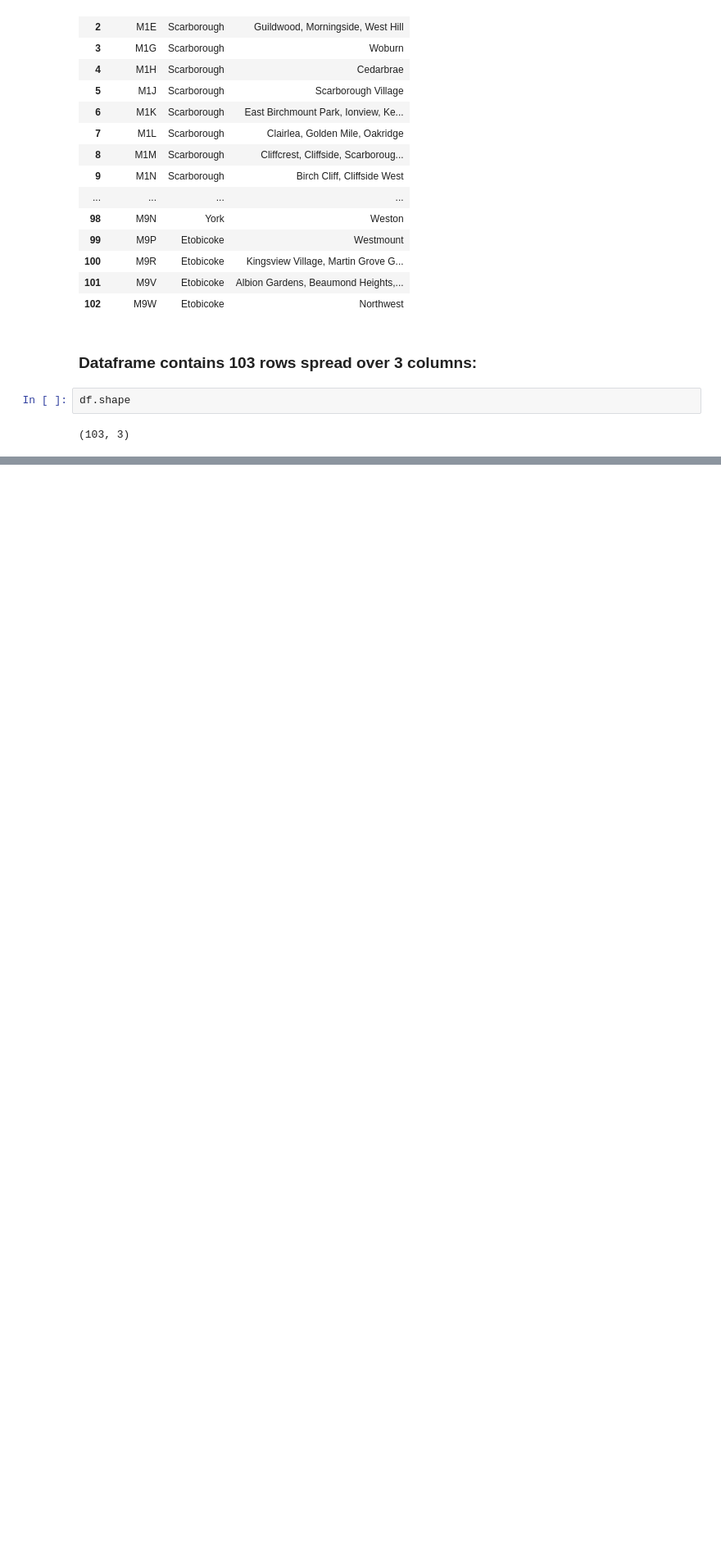
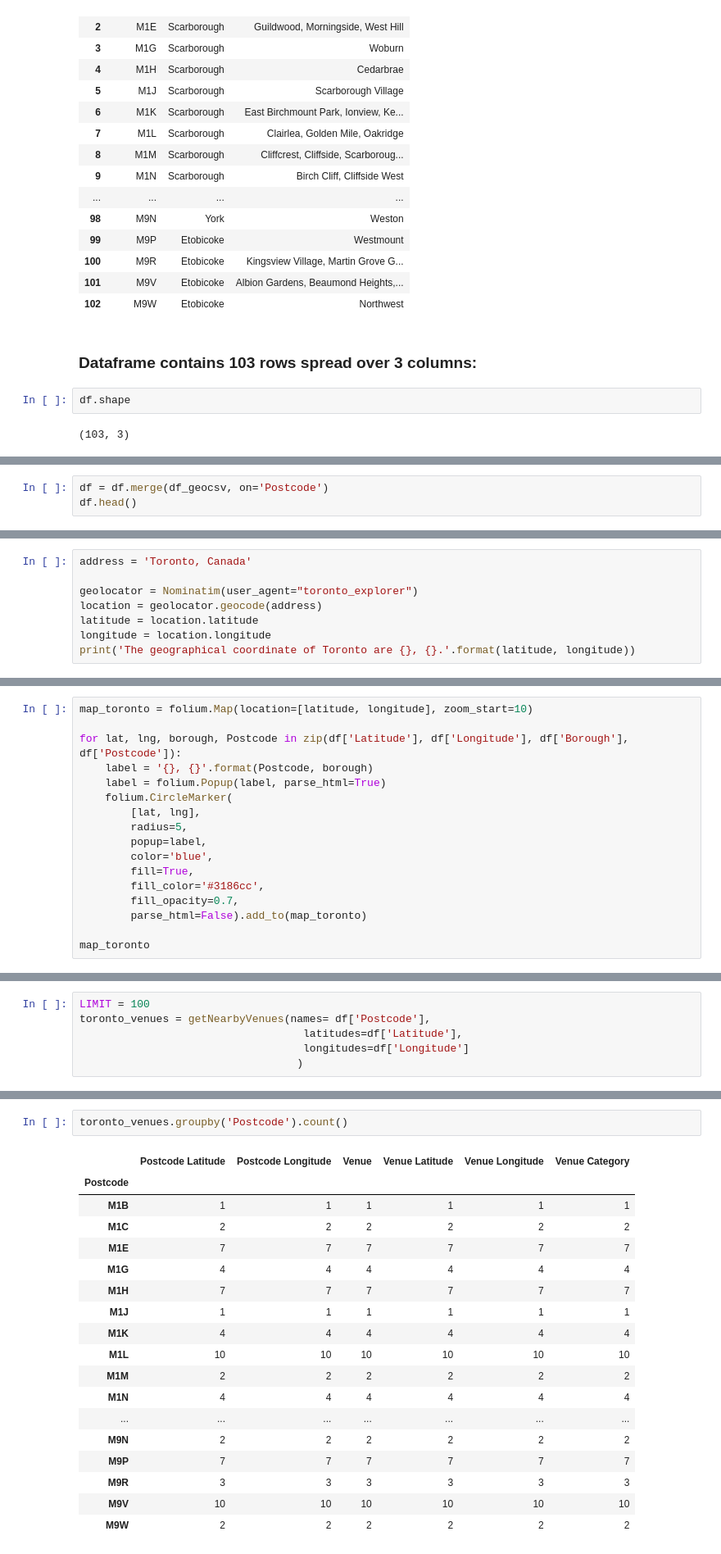
Before and after one commit to drukermanOG/Coursera-IBM-data-science-certificate, a Jupyter notebook: Neighborhoods in Toronto.ipynb, the cells around one changed output, grey strips where cells are left out. Shown at 82% size. Saved outputs shown, nothing was run; the diff lists cells and outputs as text; blank space fills up the shorter version.

```diff
--- a/Neighborhoods in Toronto.ipynb
+++ b/Neighborhoods in Toronto.ipynb
@@ -92,0 +120,3 @@ df.shape
+# %%
+df = df.merge(df_geocsv, on='Postcode')
+df.head()
@@ -92,0 +132,8 @@ df.shape
+# %%
+address = 'Toronto, Canada'
+
+geolocator = Nominatim(user_agent="toronto_explorer")
+location = geolocator.geocode(address)
+latitude = location.latitude
+longitude = location.longitude
+print('The geographical coordinate of Toronto are {}, {}.'.format(latitude, longitude))
@@ -92,0 +142,17 @@ df.shape
+# %%
+map_toronto = folium.Map(location=[latitude, longitude], zoom_start=10)
+
+for lat, lng, borough, Postcode in zip(df['Latitude'], df['Longitude'], df['Borough'], df['Postcode']):
+    label = '{}, {}'.format(Postcode, borough)
+    label = folium.Popup(label, parse_html=True)
+    folium.CircleMarker(
+        [lat, lng],
+        radius=5,
+        popup=label,
+        color='blue',
+        fill=True,
+        fill_color='#3186cc',
+        fill_opacity=0.7,
+        parse_html=False).add_to(map_toronto)
+
+map_toronto
@@ -92,0 +207,6 @@ df.shape
+# %%
+LIMIT = 100
+toronto_venues = getNearbyVenues(names= df['Postcode'],
+                                   latitudes=df['Latitude'],
+                                   longitudes=df['Longitude']
+                                  )
@@ -92,0 +242,21 @@ df.shape
+# %%
+toronto_venues.groupby('Postcode').count()
+# %% [output]
+|  | Postcode Latitude | Postcode Longitude | Venue | Venue Latitude | Venue Longitude | Venue Category |
+| Postcode |  |  |  |  |  |  |
+| M1B | 1 | 1 | 1 | 1 | 1 | 1 |
+| M1C | 2 | 2 | 2 | 2 | 2 | 2 |
+| M1E | 7 | 7 | 7 | 7 | 7 | 7 |
+| M1G | 4 | 4 | 4 | 4 | 4 | 4 |
+| M1H | 7 | 7 | 7 | 7 | 7 | 7 |
+| M1J | 1 | 1 | 1 | 1 | 1 | 1 |
+| M1K | 4 | 4 | 4 | 4 | 4 | 4 |
+| M1L | 10 | 10 | 10 | 10 | 10 | 10 |
+| M1M | 2 | 2 | 2 | 2 | 2 | 2 |
+| M1N | 4 | 4 | 4 | 4 | 4 | 4 |
+| ... | ... | ... | ... | ... | ... | ... |
+| M9N | 2 | 2 | 2 | 2 | 2 | 2 |
+| M9P | 7 | 7 | 7 | 7 | 7 | 7 |
+| M9R | 3 | 3 | 3 | 3 | 3 | 3 |
+| M9V | 10 | 10 | 10 | 10 | 10 | 10 |
+| M9W | 2 | 2 | 2 | 2 | 2 | 2 |
```
Also changed, not shown: parts of 41 cells of this notebook.
